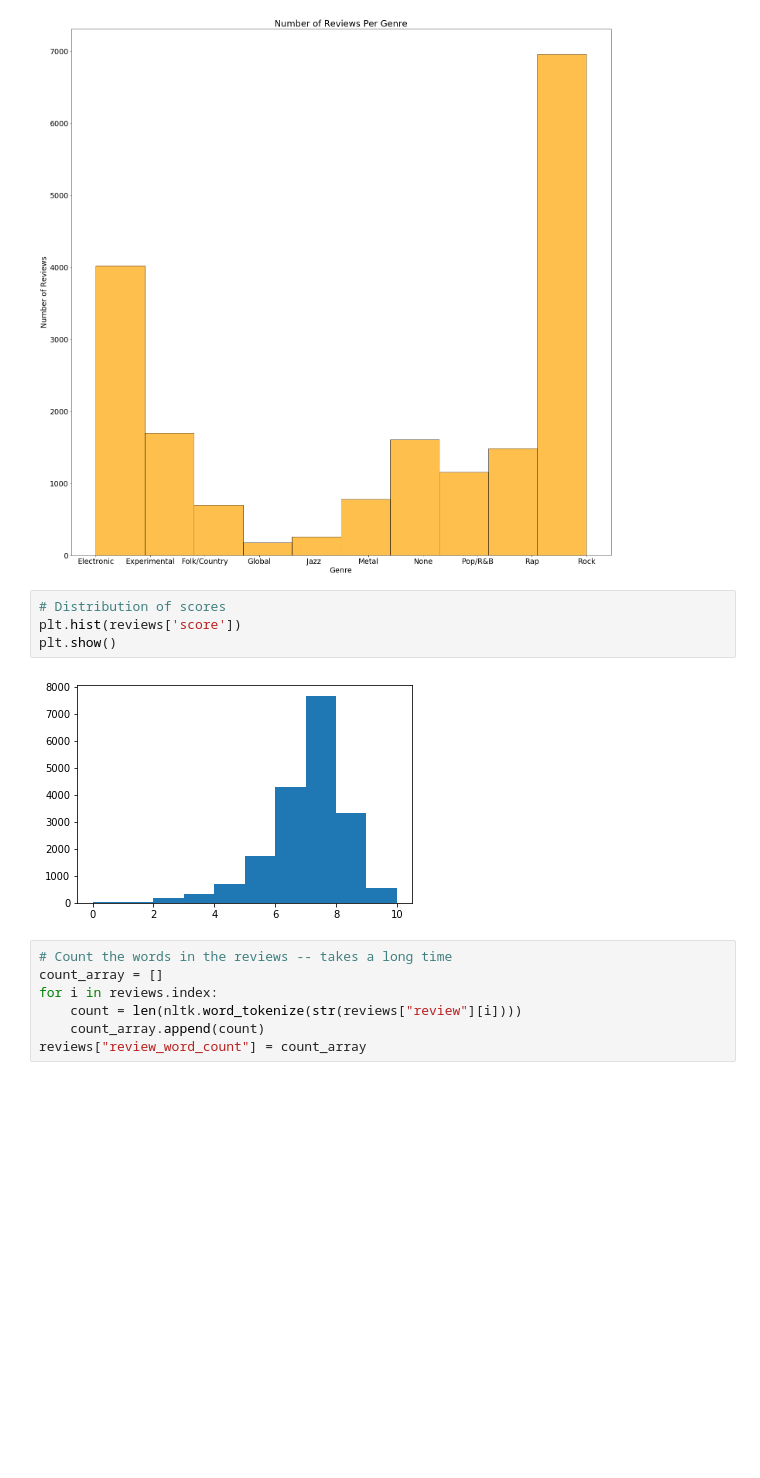
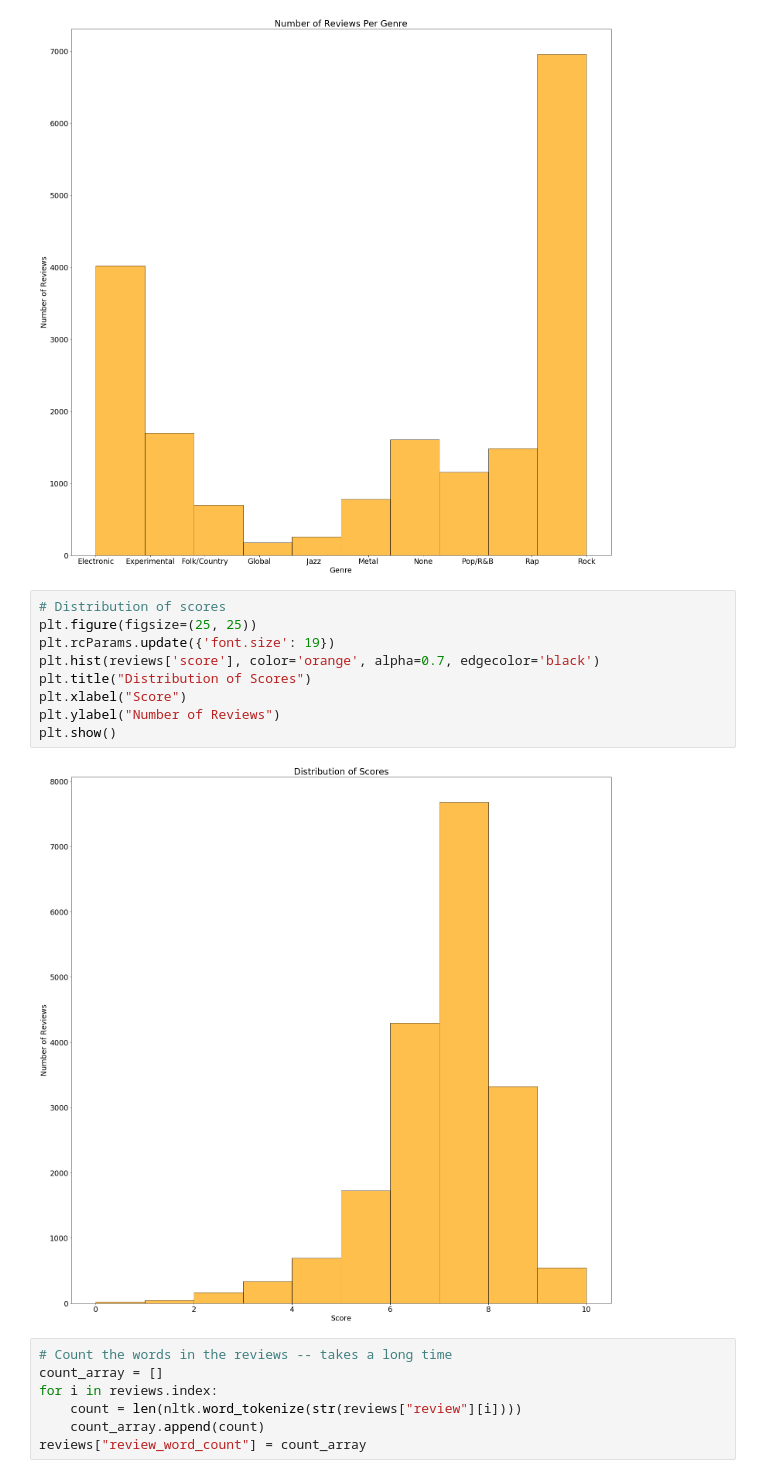
Before and after one commit to abourn/370-final, a Jupyter notebook: pitchfork.ipynb, the cells around one changed output. Drawn from its saved outputs; the diff is of its cells as text; blank space fills up the shorter version.

Commit message:
Add labels to word count and score histograms

```diff
--- a/pitchfork.ipynb
+++ b/pitchfork.ipynb
@@ -44,12 +44,17 @@ plt.ylabel("Number of Reviews")
 plt.show()
 # %% [output]
 [figure]
-# %%
-# Distribution of scores
-plt.hist(reviews['score'])
-plt.show()
-# %% [output]
-[figure, removed]
+# %%
+# Distribution of scores
+plt.figure(figsize=(25, 25))
+plt.rcParams.update({'font.size': 19})
+plt.hist(reviews['score'], color='orange', alpha=0.7, edgecolor='black')
+plt.title("Distribution of Scores")
+plt.xlabel("Score")
+plt.ylabel("Number of Reviews")
+plt.show()
+# %% [output]
+[figure, added]
 # %%
 # Count the words in the reviews -- takes a long time
 count_array = []
```
Also changed, not shown: parts of 2 cells of this notebook.
